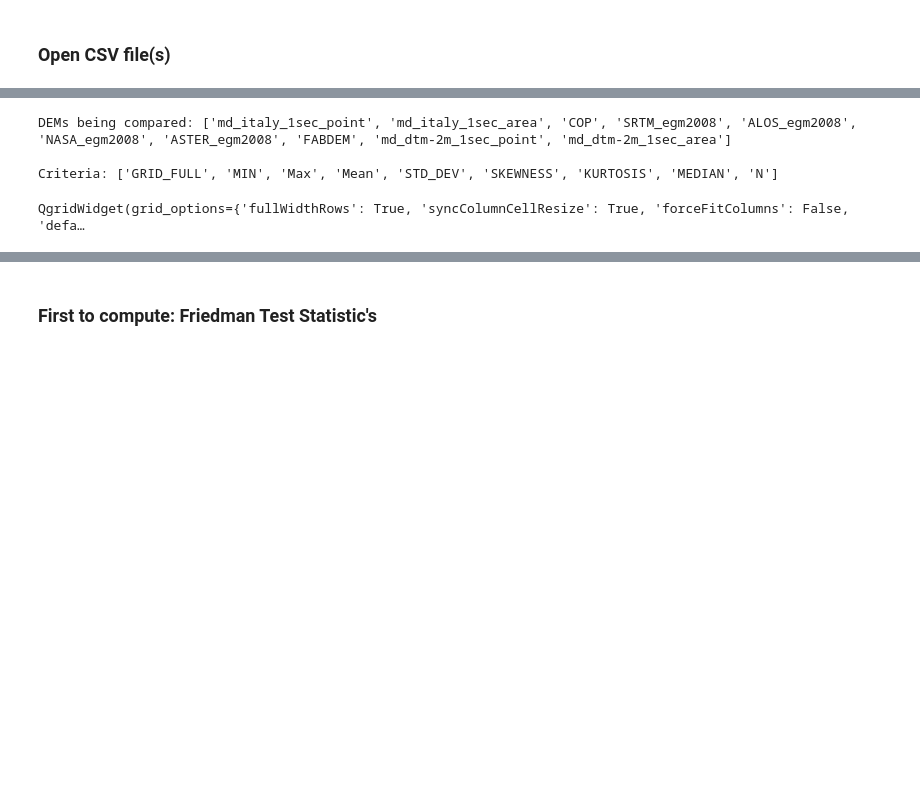
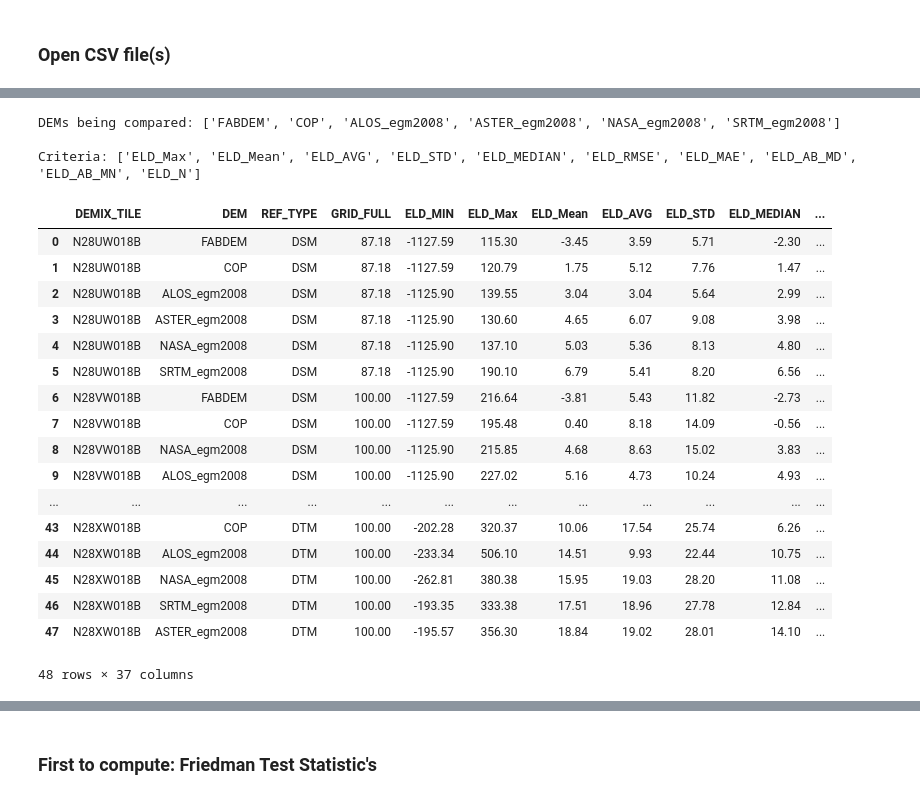
Before and after one commit to CarlosGrohmann/DEMIX_wine_contest, a Jupyter notebook: wine_contest.ipynb, the cells around one changed output, grey strips where cells are left out. Drawn from its saved outputs; the diff is of its cells as text; code cells hidden in the pictures; blank space fills up the shorter version.

```diff
--- a/wine_contest.ipynb
+++ b/wine_contest.ipynb
@@ -55,31 +63,48 @@ selected_csv_files = ['italy_Elevation_moments.csv','la_palma_Elevation_moments.
 # %%
 # make dataframes from csv files and append all to a single one
 df_csv = pd.DataFrame()
 for f in selected_csv_files:
     f = os.path.join(csv_dir,f)
     df = pd.read_csv(f, sep=',',engine='python',comment='#',quotechar='"')
     df_csv = pd.concat([df_csv,df],sort=False)
 
 # get lists with DEMs names and criteria
 crit_cols = list(df_csv.columns)[5:]
 crit_cols_rank = [i+'_rank' for i in crit_cols]
 crit_cols_rank_sq = [i+'_rank_sq' for i in crit_cols]
 dem_cols = list(df_csv['DEM'].unique())
 
 
 # rank values in df
-df_ranks = pd.concat([df_csv, df_csv.rank(method='average', ascending=True, axis=1).add_suffix('_rank')], axis=1)
+df_ranks = pd.concat([df_csv, df_csv.groupby('DEMIX_TILE').rank(method='average', ascending=True, axis=1).add_suffix('_rank')], axis=1)
 for col in crit_cols:
     df_ranks[col+'_rank_sq'] = df_ranks[col+'_rank']**2
 
 
 print(f'DEMs being compared: {dem_cols}\n')
 print(f'Criteria: {crit_cols}')
 
 # show table
-qshow(df_ranks)
+df_ranks
 # %% [output]
-DEMs being compared: ['md_italy_1sec_point', 'md_italy_1sec_area', 'COP', 'SRTM_egm2008', 'ALOS_egm2008', 'NASA_egm2008', 'ASTER_egm2008', 'FABDEM', 'md_dtm-2m_1sec_point', 'md_dtm-2m_1sec_area']
+DEMs being compared: ['FABDEM', 'COP', 'ALOS_egm2008', 'ASTER_egm2008', 'NASA_egm2008', 'SRTM_egm2008']
 
-Criteria: ['GRID_FULL', 'MIN', 'Max', 'Mean', 'STD_DEV', 'SKEWNESS', 'KURTOSIS', 'MEDIAN', 'N']
+Criteria: ['ELD_Max', 'ELD_Mean', 'ELD_AVG', 'ELD_STD', 'ELD_MEDIAN', 'ELD_RMSE', 'ELD_MAE', 'ELD_AB_MD', 'ELD_AB_MN', 'ELD_N']
+|  | DEMIX_TILE | DEM | REF_TYPE | GRID_FULL | ELD_MIN | ELD_Max | ELD_Mean | ELD_AVG | ELD_STD | ELD_MEDIAN | ... |
+| 0 | N28UW018B | FABDEM | DSM | 87.18 | -1127.59 | 115.30 | -3.45 | 3.59 | 5.71 | -2.30 | ... |
+| 1 | N28UW018B | COP | DSM | 87.18 | -1127.59 | 120.79 | 1.75 | 5.12 | 7.76 | 1.47 | ... |
+| 2 | N28UW018B | ALOS_egm2008 | DSM | 87.18 | -1125.90 | 139.55 | 3.04 | 3.04 | 5.64 | 2.99 | ... |
+| 3 | N28UW018B | ASTER_egm2008 | DSM | 87.18 | -1125.90 | 130.60 | 4.65 | 6.07 | 9.08 | 3.98 | ... |
+| 4 | N28UW018B | NASA_egm2008 | DSM | 87.18 | -1125.90 | 137.10 | 5.03 | 5.36 | 8.13 | 4.80 | ... |
+| 5 | N28UW018B | SRTM_egm2008 | DSM | 87.18 | -1125.90 | 190.10 | 6.79 | 5.41 | 8.20 | 6.56 | ... |
+| 6 | N28VW018B | FABDEM | DSM | 100.00 | -1127.59 | 216.64 | -3.81 | 5.43 | 11.82 | -2.73 | ... |
+| 7 | N28VW018B | COP | DSM | 100.00 | -1127.59 | 195.48 | 0.40 | 8.18 | 14.09 | -0.56 | ... |
+| 8 | N28VW018B | NASA_egm2008 | DSM | 100.00 | -1125.90 | 215.85 | 4.68 | 8.63 | 15.02 | 3.83 | ... |
+| 9 | N28VW018B | ALOS_egm2008 | DSM | 100.00 | -1125.90 | 227.02 | 5.16 | 4.73 | 10.24 | 4.93 | ... |
+| ... | ... | ... | ... | ... | ... | ... | ... | ... | ... | ... | ... |
+| 43 | N28XW018B | COP | DTM | 100.00 | -202.28 | 320.37 | 10.06 | 17.54 | 25.74 | 6.26 | ... |
+| 44 | N28XW018B | ALOS_egm2008 | DTM | 100.00 | -233.34 | 506.10 | 14.51 | 9.93 | 22.44 | 10.75 | ... |
+| 45 | N28XW018B | NASA_egm2008 | DTM | 100.00 | -262.81 | 380.38 | 15.95 | 19.03 | 28.20 | 11.08 | ... |
+| 46 | N28XW018B | SRTM_egm2008 | DTM | 100.00 | -193.35 | 333.38 | 17.51 | 18.96 | 27.78 | 12.84 | ... |
+| 47 | N28XW018B | ASTER_egm2008 | DTM | 100.00 | -195.57 | 356.30 | 18.84 | 19.02 | 28.01 | 14.10 | ... |
-QgridWidget(grid_options={'fullWidthRows': True, 'syncColumnCellResize': True, 'forceFitColumns': False, 'defa…
+48 rows × 37 columns
```
Also changed, not shown: parts of 15 cells of this notebook.
